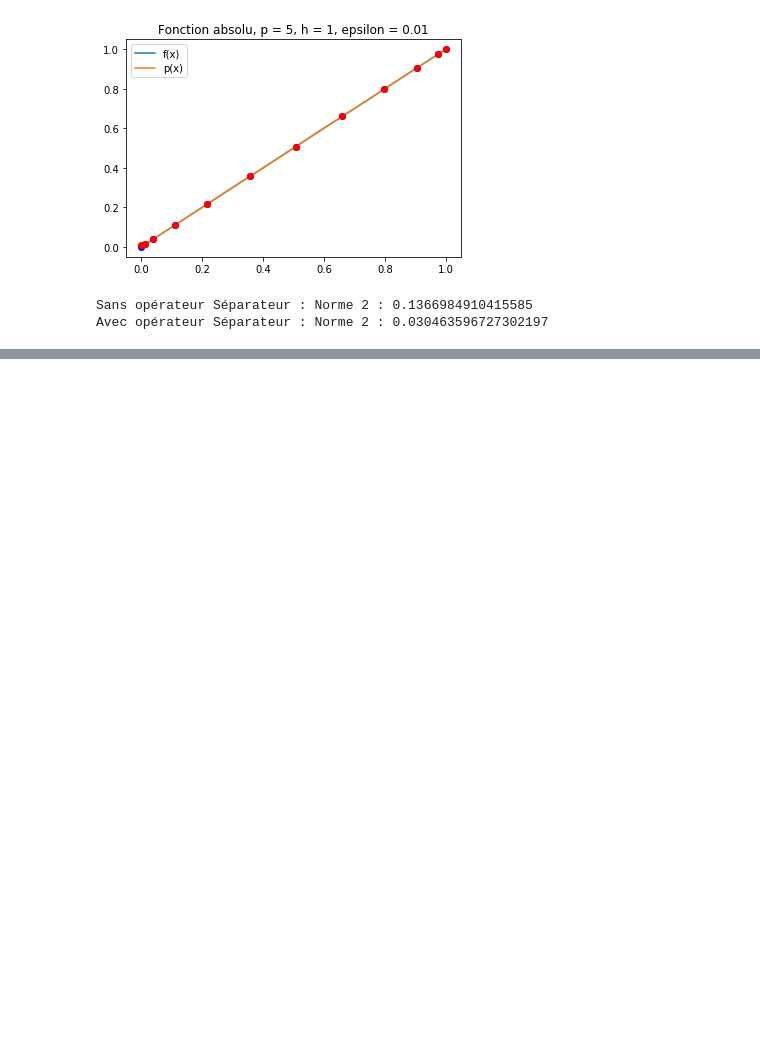
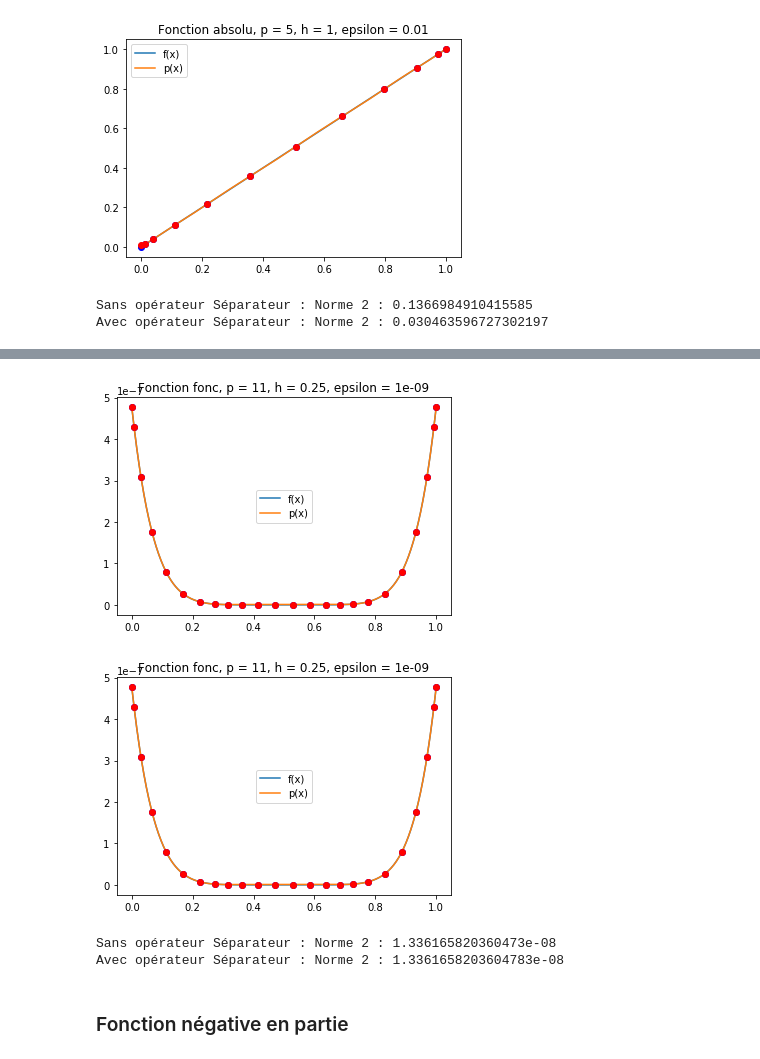
Before and after one commit to gerier/GestionDeProjet4A, a Jupyter notebook: Projet-n=2p+1.ipynb, the cells around one changed output, grey strips where cells are left out. Cells and saved outputs as stored; diff of their text form; code cells hidden in the pictures; blank space fills up the shorter version.

```diff
--- a/Projet-n=2p+1.ipynb
+++ b/Projet-n=2p+1.ipynb
@@ -641,0 +418,20 @@ Avec opérateur Séparateur : Norme 2 : 0.030463596727302197
+# %%
+def fonc(x,h):
+    x = x*h - 1/8
+    return np.abs(x**7)
+
+h = 1/4
+p = 11
+epsilon = 1e-9
+sansS = test_approx(p,fonc,h,epsilon,1,0)
+avecS = test_approx(p,fonc,h,epsilon,1,1)
+
+print("Sans opérateur Séparateur : Norme 2 :", npl.norm(sansS[0]-sansS[1]))
+print("Avec opérateur Séparateur : Norme 2 :", npl.norm(avecS[0]-avecS[1]))
+# %% [output]
+[figure, added]
+[figure, added]
+Sans opérateur Séparateur : Norme 2 : 1.336165820360473e-08
+Avec opérateur Séparateur : Norme 2 : 1.3361658203604783e-08
+# %% [markdown]
+### Fonction négative en partie
```
Also changed, not shown: parts of 26 cells of this notebook.
